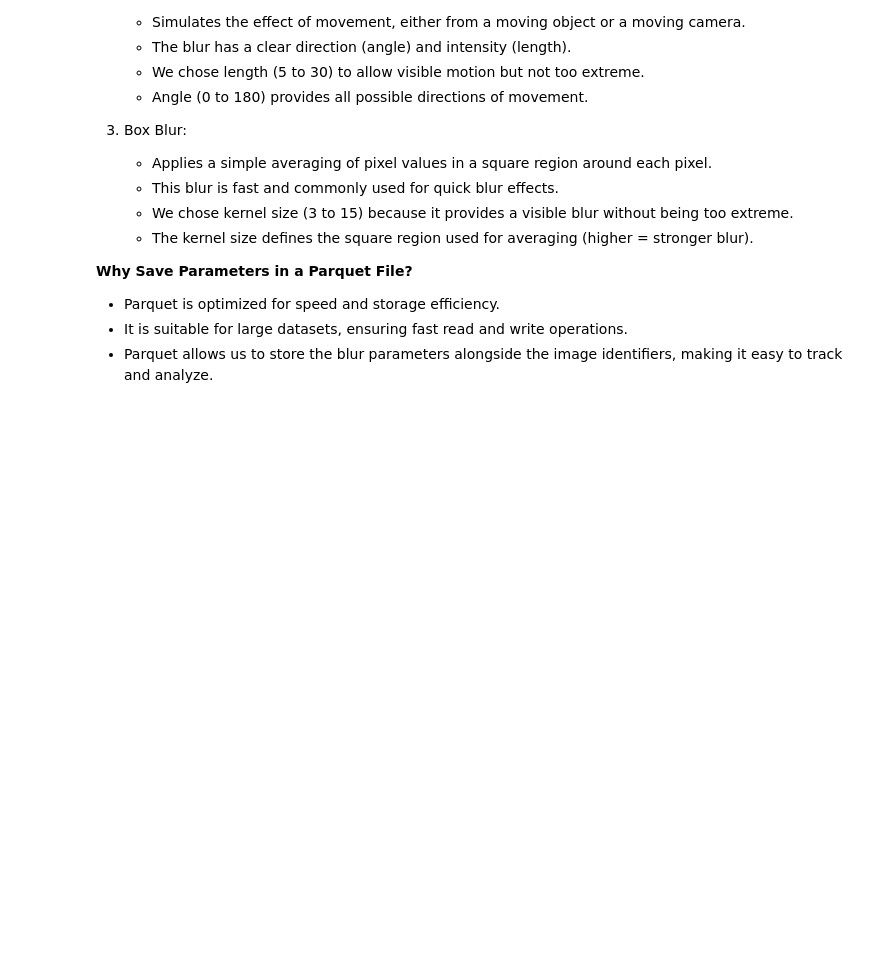
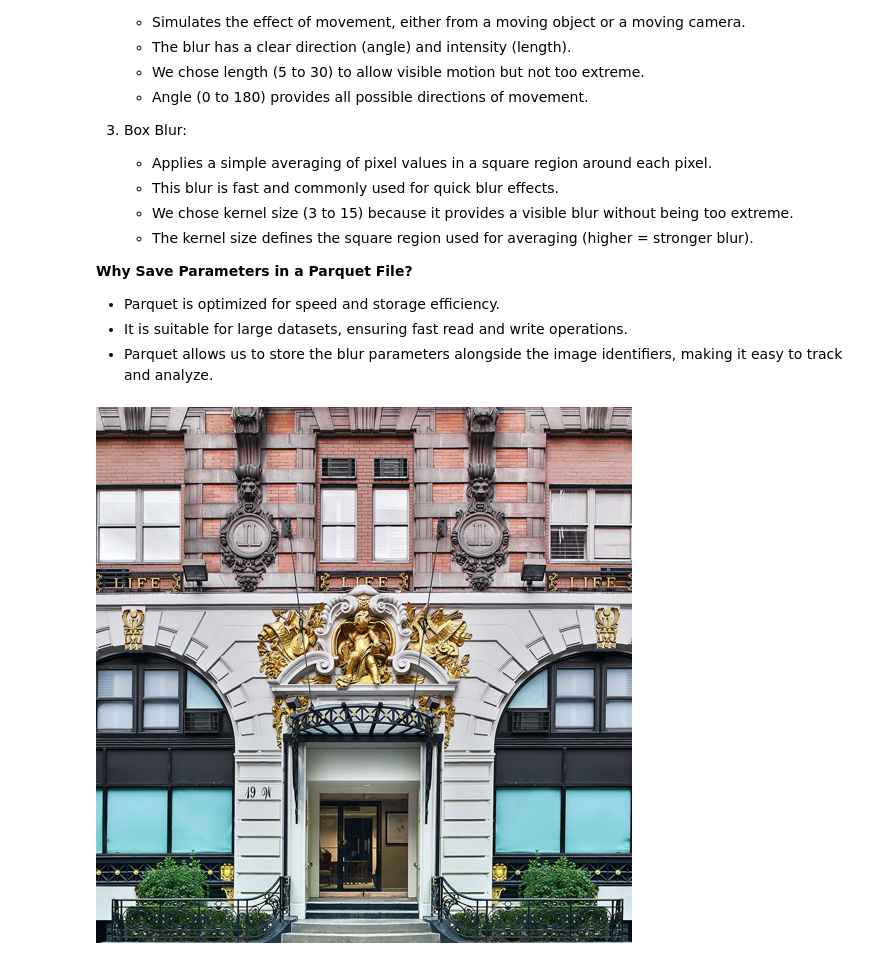
Before and after one commit to slymachenko/image-deblurring-performance-analysis, a Jupyter notebook: notebooks/dataset_creation/3_blur_generation.ipynb, the cells around one changed output. Drawn from its saved outputs; the diff is of its cells as text; code cells hidden in the pictures; blank space fills up the shorter version.

Commit message:
blur generation from downloaded images

```diff
--- a/notebooks/dataset_creation/3_blur_generation.ipynb
+++ b/notebooks/dataset_creation/3_blur_generation.ipynb
@@ -130,0 +73,81 @@ print("Blur generation completed.")
+# %%
+from PIL import Image
+import matplotlib.pyplot as plt
+import cv2
+import numpy as np
+import pandas as pd
+import random
+from tqdm import tqdm
+import utils.constants as const
+
+# Parametri per il sample: None per tutte le immagini, oppure un intero per un subset
+SAMPLE_SIZE = 10
+
+ORIGINAL_DIR = const.ORIGINAL_DATASET_PATH / "00000"
+image_files = sorted(list(ORIGINAL_DIR.glob("*.png")))
+
+if SAMPLE_SIZE is not None:
+    image_files = image_files[:SAMPLE_SIZE]
+
+# Visualizza una delle immagini per controllo
+if len(image_files) > 3:
+    image = Image.open(image_files[3])
+    display(image.resize((image.width // 2, image.height // 2)))
+
+BLUR_TYPES = ['gaussian', 'motion', 'box']
+for blur_type in BLUR_TYPES:
+    (const.BLURRED_DATASET_PATH / blur_type).mkdir(parents=True, exist_ok=True)
+
+PARAM_RANGES = {
+    'gaussian': {'sigma': (0.5, 3.0)},
+    'motion': {'length': (5, 30), 'angle': (0, 180)},
+    'box': {'kernel_size': (3, 15)}
+}
+
+blurred_images = []
+
+for img_path in tqdm(image_files):
+    image = cv2.imread(str(img_path))
+    if image is None:
+        continue
+    original_name = img_path.name
+
+    for blur_type in BLUR_TYPES:
+        if blur_type == 'gaussian':
+            sigma = random.uniform(*PARAM_RANGES['gaussian']['sigma'])
+            ksize = int(6 * sigma) | 1
+            kernel = gen_gaussian_kernel(ksize, sigma)
+            blurred = cv2.filter2D(image, -1, kernel)
+            blur_params = {
+                'gaussian_sigma': sigma,
+                'gaussian_size': ksize
+            }
+        elif blur_type == 'motion':
+            length = random.randint(*PARAM_RANGES['motion']['length'])
+            angle = random.uniform(*PARAM_RANGES['motion']['angle'])
+            ksize = length | 1
+            kernel = gen_motion_kernel(ksize, length, angle)
+            blurred = cv2.filter2D(image, -1, kernel)
+            blur_params = {
+                'motion_length': length,
+                'motion_angle': angle,
+                'motion_size': ksize
+            }
+        else:  # box
+            kernel_size = random.randint(*PARAM_RANGES['box']['kernel_size'])
+            kernel = gen_box_kernel(kernel_size)
+            blurred = cv2.filter2D(image, -1, kernel)
+            blur_params = {
+                'box_size': kernel_size
+            }
+
+        blur_params.update({'image': original_name, 'blur_type': blur_type})
+        blurred_images.append(blur_params)
+        cv2.imwrite(str(const.BLURRED_DATASET_PATH / blur_type / original_name), blurred)
+
+df_blur = pd.DataFrame(blurred_images)
+df_blur.to_parquet(str(const.DIR_DATASET_PATH / "image_deblurring_performance_analysis_blur_metadata.parquet"), index=False)
+
+print("Blur generation completed.")
+# %% [output]
+[figure, added]
```
Also changed, not shown: parts of 8 cells of this notebook.
